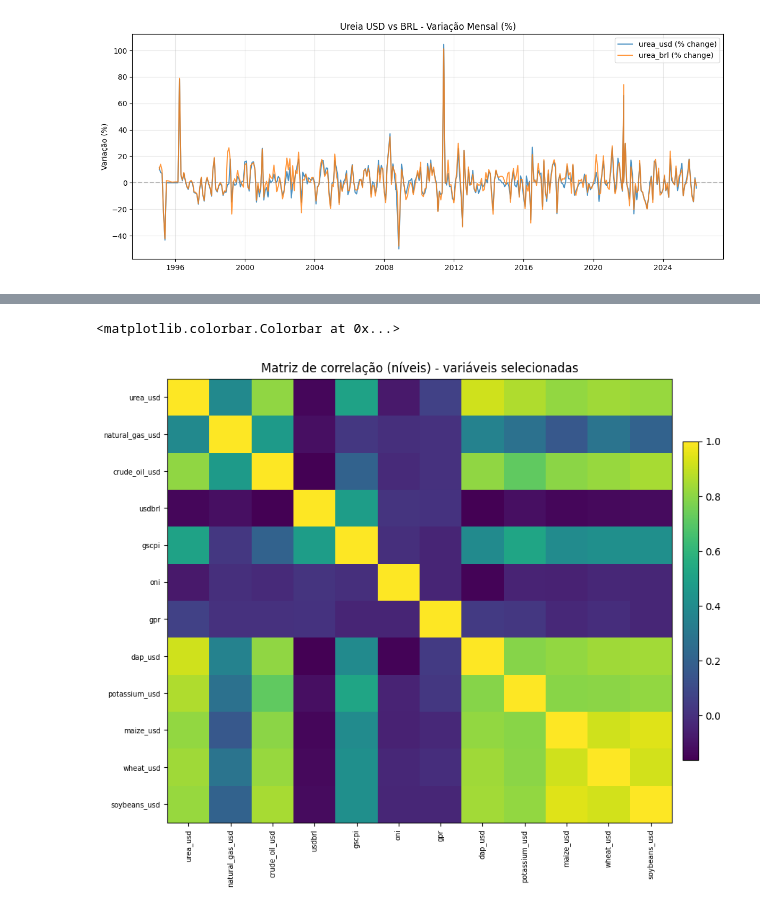
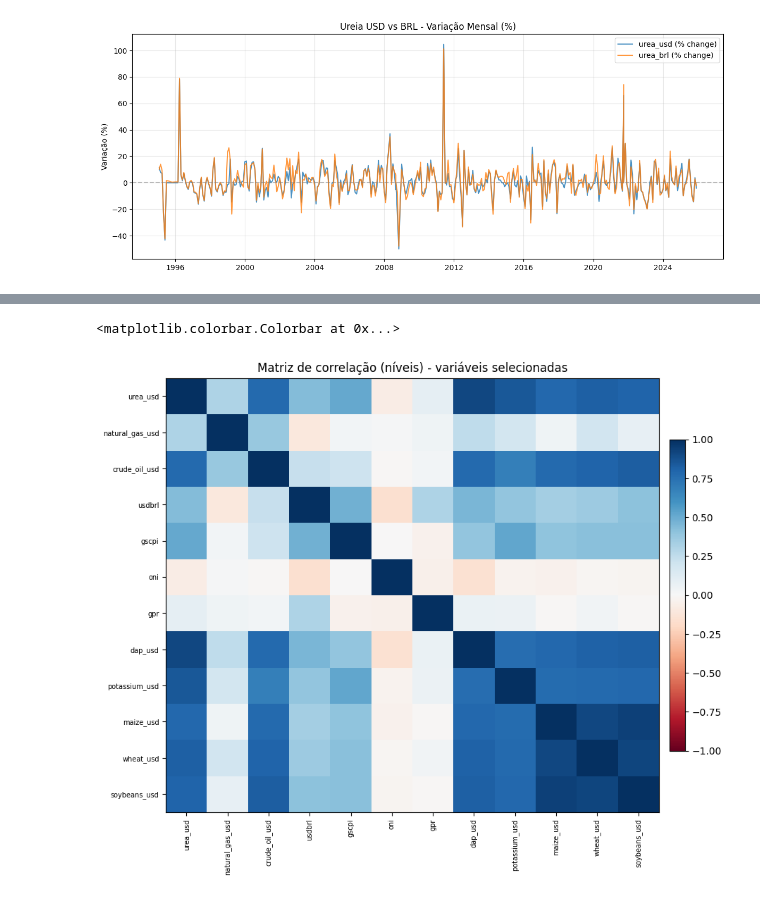
Before and after one commit to edmar-bevilaqua/urea-pricing-analysis, a Jupyter notebook: exploratory_data_analysis.ipynb, the cells around one changed output, grey strips where cells are left out. Drawn from its saved outputs; the diff is of its cells as text; code cells hidden in the pictures.

```diff
--- a/exploratory_data_analysis.ipynb
+++ b/exploratory_data_analysis.ipynb
@@ -266,6 +266,12 @@ if UREA_COL not in df_merged.columns:
 # Adiciona features de comércio internacional ao dataset principal
 df_merged = df_merged.merge(df_trade_pivoted, left_index=True, right_index=True, how="left")
 df_merged['urea_brl'] = df_merged[UREA_COL] * df_merged['usdbrl']
+
+df_merged.to_csv(DATA_DIR / "merged_data_with_trade.csv")
+
+
+# Aplica filtro de data inicial como 1995-01-01.
+df_merged = df_merged[df_merged.index >= pd.to_datetime("1995-01-01")]
 # %%
 overview = pd.DataFrame([
     dataset_overview("merged_data.csv", df_merged.reset_index(), "date"),
@@ -575,30 +906,30 @@ plt.show()
 # %%
 key_cols = [
     "urea_usd",
     "natural_gas_usd",
     "crude_oil_usd",
     "usdbrl",
     "gscpi",
     "oni",
     "gpr",
     "dap_usd",
     "potassium_usd",
     "maize_usd",
     "wheat_usd",
     "soybeans_usd",
 ]
 key_cols = [c for c in key_cols if c in df_merged.columns]
 corr = df_merged[key_cols].corr(numeric_only=True)
 
 fig = plt.figure(figsize=(9.5, 8.0))
 ax = fig.add_subplot(111)
-im = ax.imshow(corr.values, interpolation="nearest", aspect="auto")
+im = ax.imshow(corr.values, interpolation="nearest", aspect="auto", cmap="RdBu", vmin=-1, vmax=1)
 ax.set_title("Matriz de correlação (níveis) - variáveis selecionadas")
 ax.set_xticks(np.arange(len(key_cols)))
 ax.set_yticks(np.arange(len(key_cols)))
 ax.set_xticklabels(key_cols, rotation=90, fontsize=7)
 ax.set_yticklabels(key_cols, fontsize=7)
 fig.colorbar(im, ax=ax, fraction=0.03, pad=0.02)
 # %% [output]
 <matplotlib.colorbar.Colorbar at 0x...>
-[figure, old version]
+[figure, new version]
```
Also changed, not shown: parts of 34 cells of this notebook.
